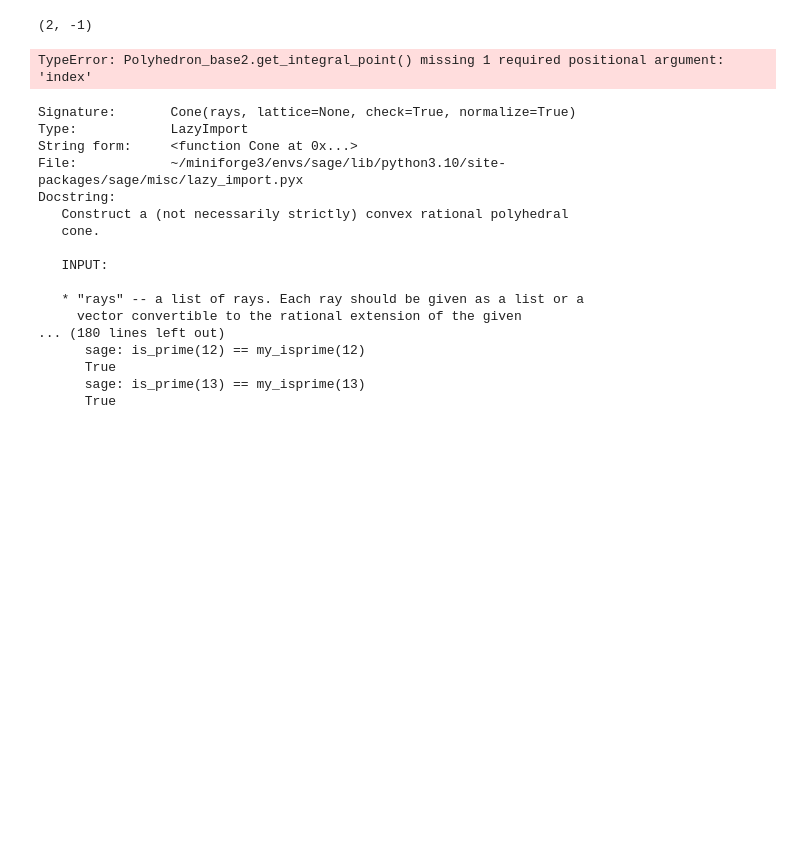
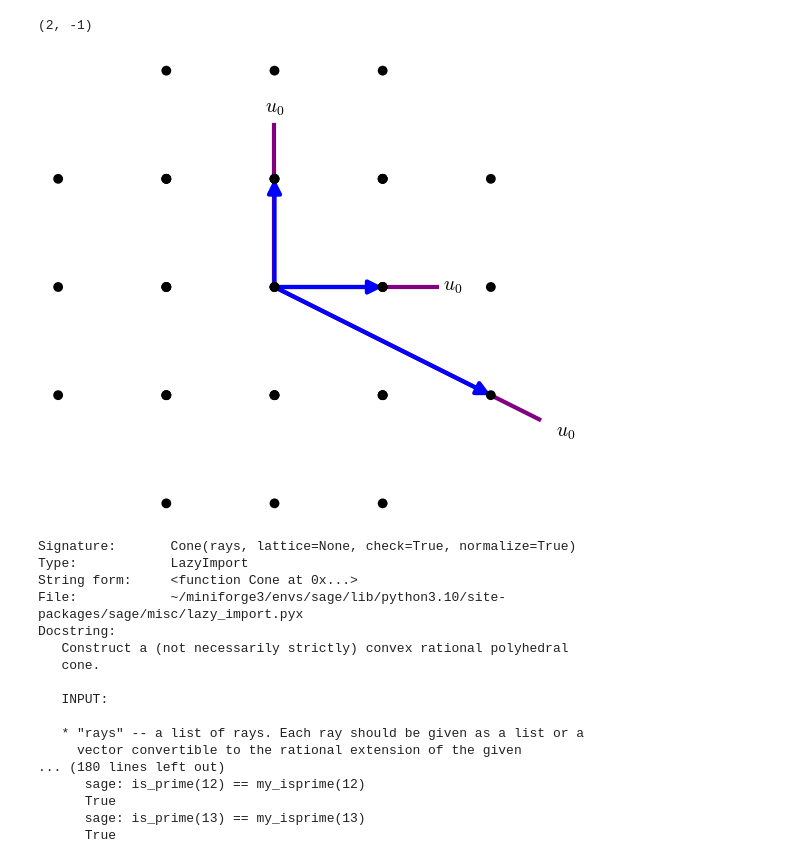
Before and after one commit to youngsuKim-CSUSB/binder-math6110-1, a Jupyter notebook: 2nd.ipynb, the cells around one changed output. Saved outputs shown, nothing was run; the diff lists cells and outputs as text; code cells hidden in the pictures; blank space fills up the shorter version.

```diff
--- a/2nd.ipynb
+++ b/2nd.ipynb
@@ -134,9 +134,10 @@ Now we can carry out the rest. Recall we want to find the subdivision of the ori
 # %%
 # Thus, in terms of the original cone, we have the following.
 
-# sigma = sigma + Cone([[1,0]]).polyhedron() + Cone([[2,1]]).polyhedron()
+subdivision = Cone([[0,1]]).plot() + Cone([[1,0]]).plot() + Cone([[2,-1]]).plot()
+subdivision
 # %% [output]
-TypeError: Polyhedron_base2.get_integral_point() missing 1 required positional argument: 'index'
+[figure, added]
 # %%
 Cone?
 # %% [output]
```
